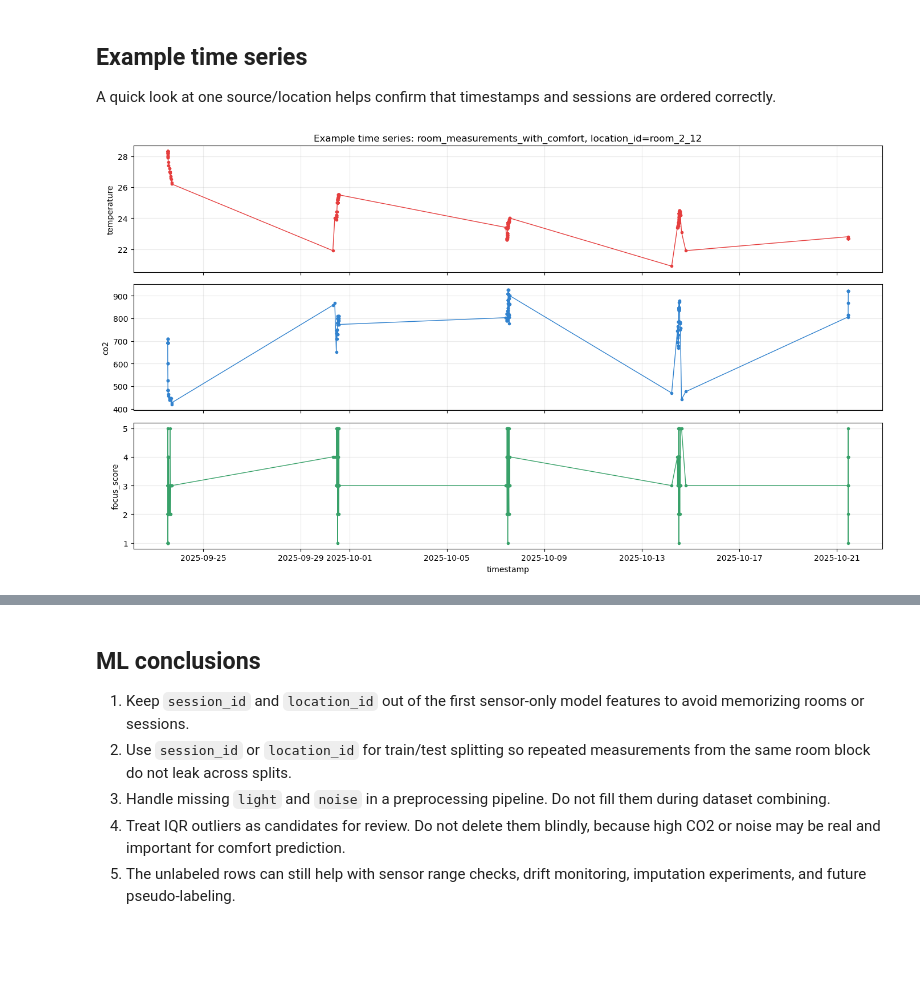
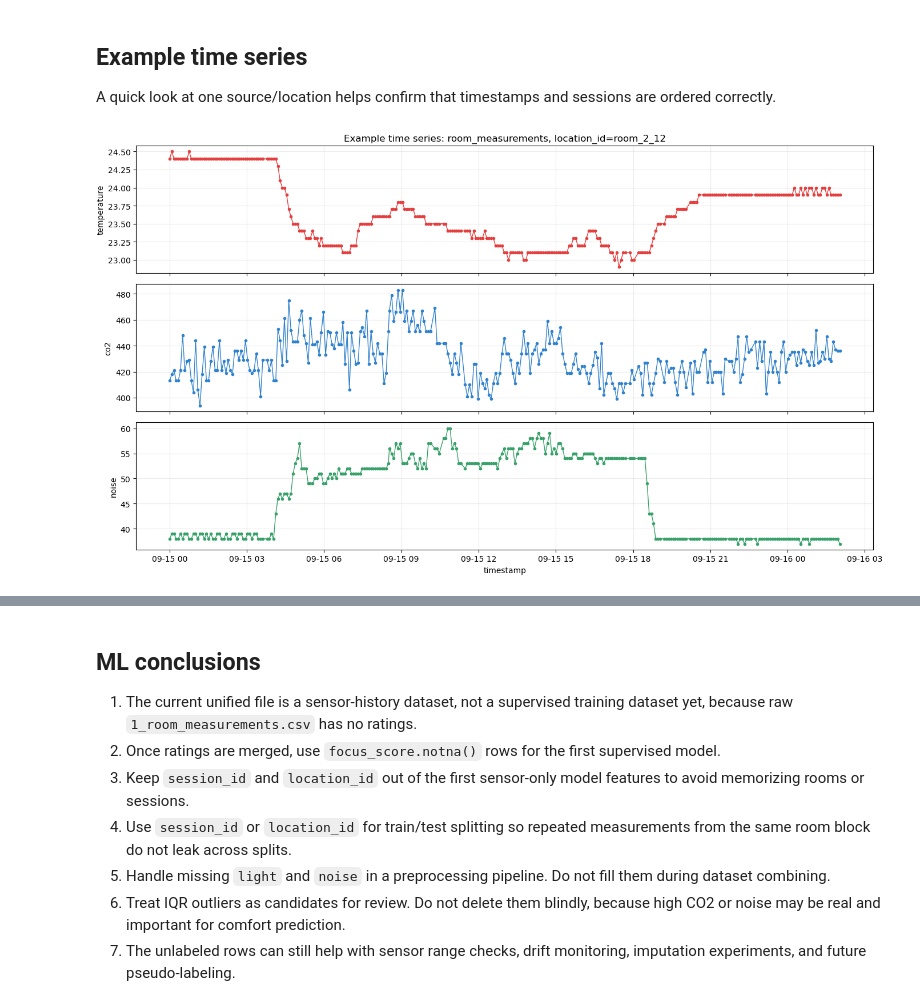
Before and after one commit to SEP4Real/SEP4, a Jupyter notebook: MAL/notebooks/data_related/5_unified_environment_dataset.ipynb, the cells around one changed output, grey strips where cells are left out. Saved outputs shown, nothing was run; the diff lists cells and outputs as text; code cells hidden in the pictures; blank space fills up the shorter version.

Commit message:
[upd] unified_env_data

```diff
--- a/MAL/notebooks/data_related/5_unified_environment_dataset.ipynb
+++ b/MAL/notebooks/data_related/5_unified_environment_dataset.ipynb
@@ -753,24 +750,27 @@ This is only a first diagnostic. The labeled dataset is small compared with the
 # %%
-corr_data = labeled_df[model_columns].dropna(axis=1, how="all")
-corr = corr_data.corr(numeric_only=True)
+if labeled_df.empty:
+    print("Skipping labeled correlation matrix because there are no focus_score labels yet.")
+else:
+    corr_data = labeled_df[model_columns].dropna(axis=1, how="all")
+    corr = corr_data.corr(numeric_only=True)
 
-fig, ax = plt.subplots(figsize=(7, 6))
-image = ax.imshow(corr.values, cmap="coolwarm", vmin=-1, vmax=1)
-ax.set_xticks(np.arange(len(corr.columns)))
-ax.set_xticklabels(corr.columns, rotation=45, ha="right")
-ax.set_yticks(np.arange(len(corr.index)))
-ax.set_yticklabels(corr.index)
-ax.set_title("Correlation matrix on labeled rows")
+    fig, ax = plt.subplots(figsize=(7, 6))
+    image = ax.imshow(corr.values, cmap="coolwarm", vmin=-1, vmax=1)
+    ax.set_xticks(np.arange(len(corr.columns)))
+    ax.set_xticklabels(corr.columns, rotation=45, ha="right")
+    ax.set_yticks(np.arange(len(corr.index)))
+    ax.set_yticklabels(corr.index)
+    ax.set_title("Correlation matrix on labeled rows")
 
-for row in range(corr.shape[0]):
-    for col in range(corr.shape[1]):
-        value = corr.iloc[row, col]
-        if pd.notna(value):
-            ax.text(col, row, f"{value:.2f}", ha="center", va="center", fontsize=8)
+    for row in range(corr.shape[0]):
+        for col in range(corr.shape[1]):
+            value = corr.iloc[row, col]
+            if pd.notna(value):
+                ax.text(col, row, f"{value:.2f}", ha="center", va="center", fontsize=8)
 
-fig.colorbar(image, ax=ax, label="Correlation")
-plt.tight_layout()
-plt.show()
+    fig.colorbar(image, ax=ax, label="Correlation")
+    plt.tight_layout()
+    plt.show()
 
-display(corr)
+    display(corr)
 # %% [output]
@@ -900,24 +894,24 @@ display(location_summary.sort_values("sessions", ascending=False).head(10))
 
 A quick look at one source/location helps confirm that timestamps and sessions are ordered correctly.
 # %%
-example_source = "room_measurements_with_comfort" if "room_measurements_with_comfort" in set(df["source"]) else df["source"].iloc[0]
+example_source = "room_measurements" if "room_measurements" in set(df["source"]) else df["source"].iloc[0]
 example_location = df.loc[df["source"].eq(example_source), "location_id"].mode().iloc[0]
 example = df[df["source"].eq(example_source) & df["location_id"].eq(example_location)].sort_values("timestamp").head(300)
 
 fig, axes = plt.subplots(3, 1, figsize=(14, 8), sharex=True)
 
-for ax, column, color in zip(axes, ["temperature", "co2", "focus_score"], ["#e53e3e", "#3182ce", "#38a169"]):
+for ax, column, color in zip(axes, ["temperature", "co2", "noise"], ["#e53e3e", "#3182ce", "#38a169"]):
     if column in example and example[column].notna().any():
         ax.plot(example["timestamp"], example[column], marker="o", markersize=3, linewidth=1, color=color)
     ax.set_ylabel(column)
     ax.grid(True, alpha=0.25)
 
 axes[0].set_title(f"Example time series: {example_source}, location_id={example_location}")
 axes[-1].set_xlabel("timestamp")
 plt.tight_layout()
 plt.show()
 
 display(example.head(10))
 # %% [output]
-[figure, old version]
+[figure, new version]
 |  | timestamp | session_id | location_id | record_id | source | humidity | light | temperature | noise | ... |
@@ -934,8 +928,10 @@ display(example.head(10))
 # %% [markdown]
 ## ML conclusions
 
-1. Keep `session_id` and `location_id` out of the first sensor-only model features to avoid memorizing rooms or sessions.
-2. Use `session_id` or `location_id` for train/test splitting so repeated measurements from the same room block do not leak across splits.
-3. Handle missing `light` and `noise` in a preprocessing pipeline. Do not fill them during dataset combining.
-4. Treat IQR outliers as candidates for review. Do not delete them blindly, because high CO2 or noise may be real and important for comfort prediction.
-5. The unlabeled rows can still help with sensor range checks, drift monitoring, imputation experiments, and future pseudo-labeling.
+1. The current unified file is a sensor-history dataset, not a supervised training dataset yet, because raw `1_room_measurements.csv` has no ratings.
+2. Once ratings are merged, use `focus_score.notna()` rows for the first supervised model.
+3. Keep `session_id` and `location_id` out of the first sensor-only model features to avoid memorizing rooms or sessions.
+4. Use `session_id` or `location_id` for train/test splitting so repeated measurements from the same room block do not leak across splits.
+5. Handle missing `light` and `noise` in a preprocessing pipeline. Do not fill them during dataset combining.
+6. Treat IQR outliers as candidates for review. Do not delete them blindly, because high CO2 or noise may be real and important for comfort prediction.
+7. The unlabeled rows can still help with sensor range checks, drift monitoring, imputation experiments, and future pseudo-labeling.
```
Also changed, not shown: parts of 26 cells of this notebook, 1 other file.
